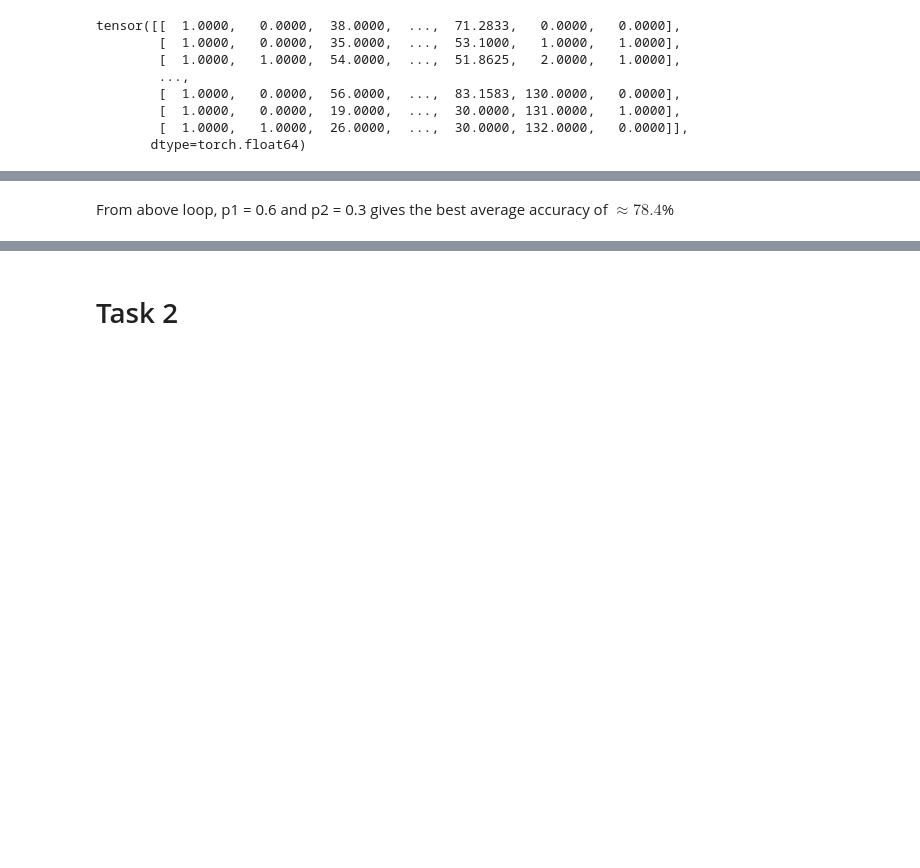
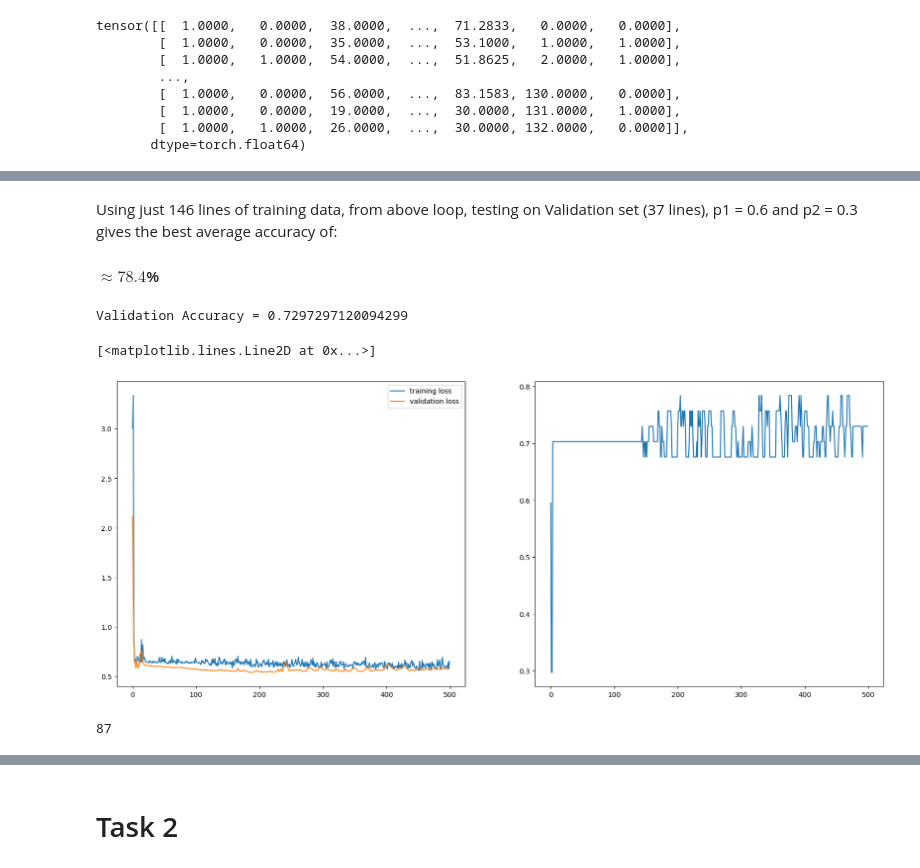
Before and after one commit to HarshitRaj3007/LLMs_SoC2023, a Jupyter notebook: MiniHackathon/Task1&2.ipynb, the cells around one changed output, grey strips where cells are left out. Cells and saved outputs as stored; diff of their text form; code cells hidden in the pictures; blank space fills up the shorter version.

```diff
--- a/MiniHackathon/Task1&2.ipynb
+++ b/MiniHackathon/Task1&2.ipynb
@@ -550,13 +373,13 @@ plt.plot(vah)
 # %%
 # Best of n Val Acc
-def test_loop(p1,p2,epochs,n, plot5=False):
+def test_loop(p1,p2,epochs,n,lr,wd,exp,plot5=False,verbose=False):
     VA = []
     for i in range(n):
         model = get_model(p1,p2)
-        lr = 0.05
-        opt = optim.Adam(model.parameters(), lr=lr, weight_decay=1e-7)
-        sch = optim.lr_scheduler.ExponentialLR(opt, 0.995)
-        _,_,val_acc = fit(epochs, model, loss_func, opt, sch, train_dl, valid_dl, verbose=False)
+        lr = lr
+        opt = optim.Adam(model.parameters(), lr=lr, weight_decay=wd)
+        sch = optim.lr_scheduler.ExponentialLR(opt, exp)
+        loss_hist,valloss_hist,val_acc = fit(epochs, model, loss_func, opt, sch, train_dl, valid_dl, verbose=verbose)
         VA.append(val_acc)
 
     if plot5:
@@ -576,5 +399,5 @@ def test_loop(p1,p2,epochs,n, plot5=False):
         if VA[i][-1] < min:
             min = VA[i][-1]
 
-    return (VA,sum/n,max,min)
+    return (VA,sum/n,max,min,loss_hist,valloss_hist,model)
 # %%
@@ -633,2 +443,4 @@ Minimum of Min accuracy at end of 500 epochs= 0.2702702581882477
 # %% [markdown]
-From above loop, p1 = 0.6 and p2 = 0.3 gives the best average accuracy of $\approx 78.4$%
+Using just 146 lines of training data, from above loop, testing on Validation set (37 lines), p1 = 0.6 and p2 = 0.3 gives the best average accuracy of:
+
+#### $\approx 78.4$%
@@ -652,0 +447,30 @@ From above loop, p1 = 0.6 and p2 = 0.3 gives the best average accuracy of $\appr
+# %%
+p1 = 0.6
+p2 = 0.3
+epochs = 500
+n = 1
+lr = 0.05
+weight_decay = 1e-7
+exponential = 0.995
+va,avg,_,_,lh,vlh,model = test_loop(p1,p2,epochs,n,lr,weight_decay,exponential)
+# %%
+print(f"Validation Accuracy = {avg}")
+
+
+plt.figure(figsize=(20,8))
+
+plt.subplot(1,2,1)
+plt.plot(lh,label="training loss")
+plt.plot(vlh,label="validation loss")
+plt.legend()
+
+plt.subplot(1,2,2)
+plt.plot(va[-1])
+# %% [output]
+Validation Accuracy = 0.7297297120094299
+[<matplotlib.lines.Line2D at 0x...>]
+[figure, added]
+# %%
+len(test_data)
+# %% [output]
+87
```
Also changed, not shown: parts of 109 cells of this notebook, 1 other file.
